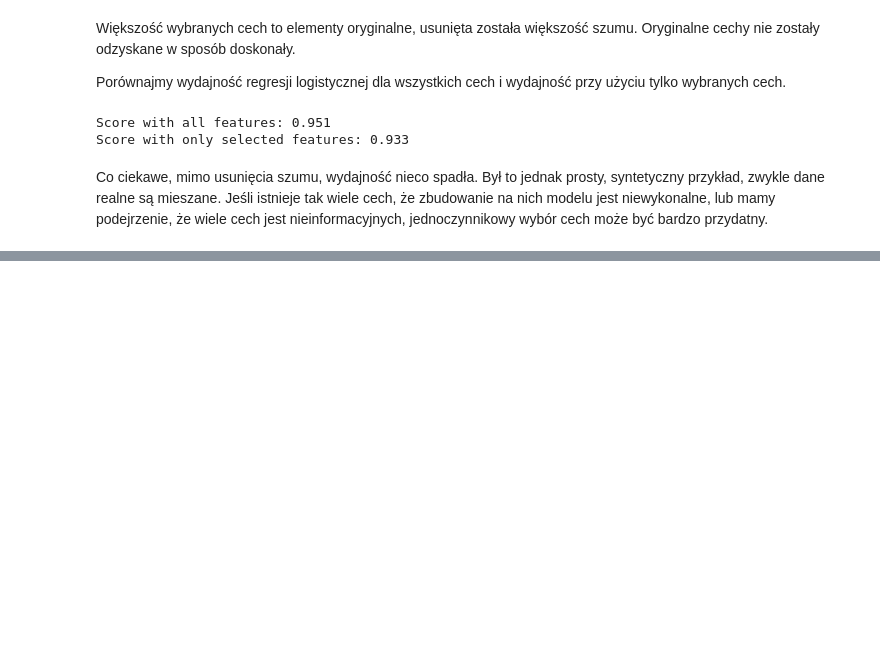
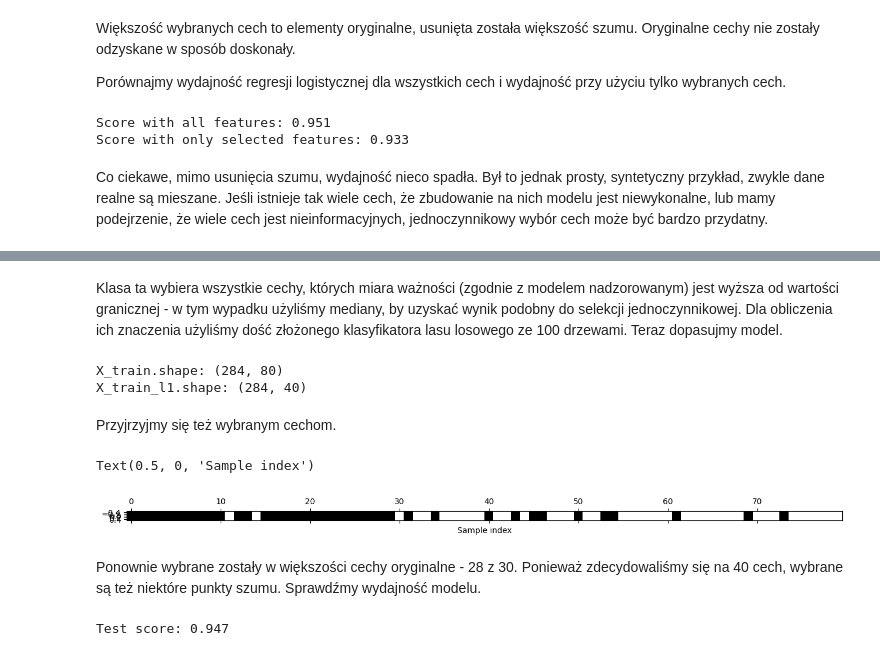
Before and after one commit to jakubtwalczak/Muller_Guido_Introduction_to_ML, a Jupyter notebook: Rozdział_4_reprezentacja_danych_i_inżynieria_cech.ipynb, the cells around one changed output, grey strips where cells are left out. Cells and saved outputs as stored; diff of their text form; code cells hidden in the pictures; blank space fills up the shorter version.

```diff
--- a/Rozdział_4_reprezentacja_danych_i_inżynieria_cech.ipynb
+++ b/Rozdział_4_reprezentacja_danych_i_inżynieria_cech.ipynb
@@ -556,0 +562,31 @@ Co ciekawe, mimo usunięcia szumu, wydajność nieco spadła. Był to jednak pro
+# %%
+from sklearn.feature_selection import SelectFromModel
+from sklearn.ensemble import RandomForestClassifier
+select = SelectFromModel(RandomForestClassifier(n_estimators=100, random_state=42), threshold="median")
+# %% [markdown]
+Klasa ta wybiera wszystkie cechy, których miara ważności (zgodnie z modelem nadzorowanym) jest wyższa od wartości granicznej - w tym wypadku użyliśmy mediany, by uzyskać wynik podobny do selekcji jednoczynnikowej. Dla obliczenia ich znaczenia użyliśmy dość złożonego klasyfikatora lasu losowego ze 100 drzewami. Teraz dopasujmy model.
+# %%
+select.fit(X_train, y_train)
+X_train_l1 = select.transform(X_train)
+print("X_train.shape: {}".format(X_train.shape))
+print("X_train_l1.shape: {}".format(X_train_l1.shape))
+# %% [output]
+X_train.shape: (284, 80)
+X_train_l1.shape: (284, 40)
+# %% [markdown]
+Przyjrzyjmy się też wybranym cechom.
+# %%
+mask = select.get_support()
+plt.matshow(mask.reshape(1, -1), cmap='gray_r')
+plt.xlabel("Sample index")
+# %% [output]
+Text(0.5, 0, 'Sample index')
+[figure, added]
+# %% [markdown]
+Ponownie wybrane zostały w większości cechy oryginalne - 28 z 30. Ponieważ zdecydowaliśmy się na 40 cech, wybrane są też niektóre punkty szumu. Sprawdźmy wydajność modelu.
+# %%
+X_test_l1 = select.transform(X_test)
+score = LogisticRegression(max_iter=10000).fit(X_train_l1, y_train).score(X_test_l1, y_test)
+print("Test score: {:.3f}".format(score))
+# %% [output]
+Test score: 0.947
```
Also changed, not shown: parts of 18 cells of this notebook.
